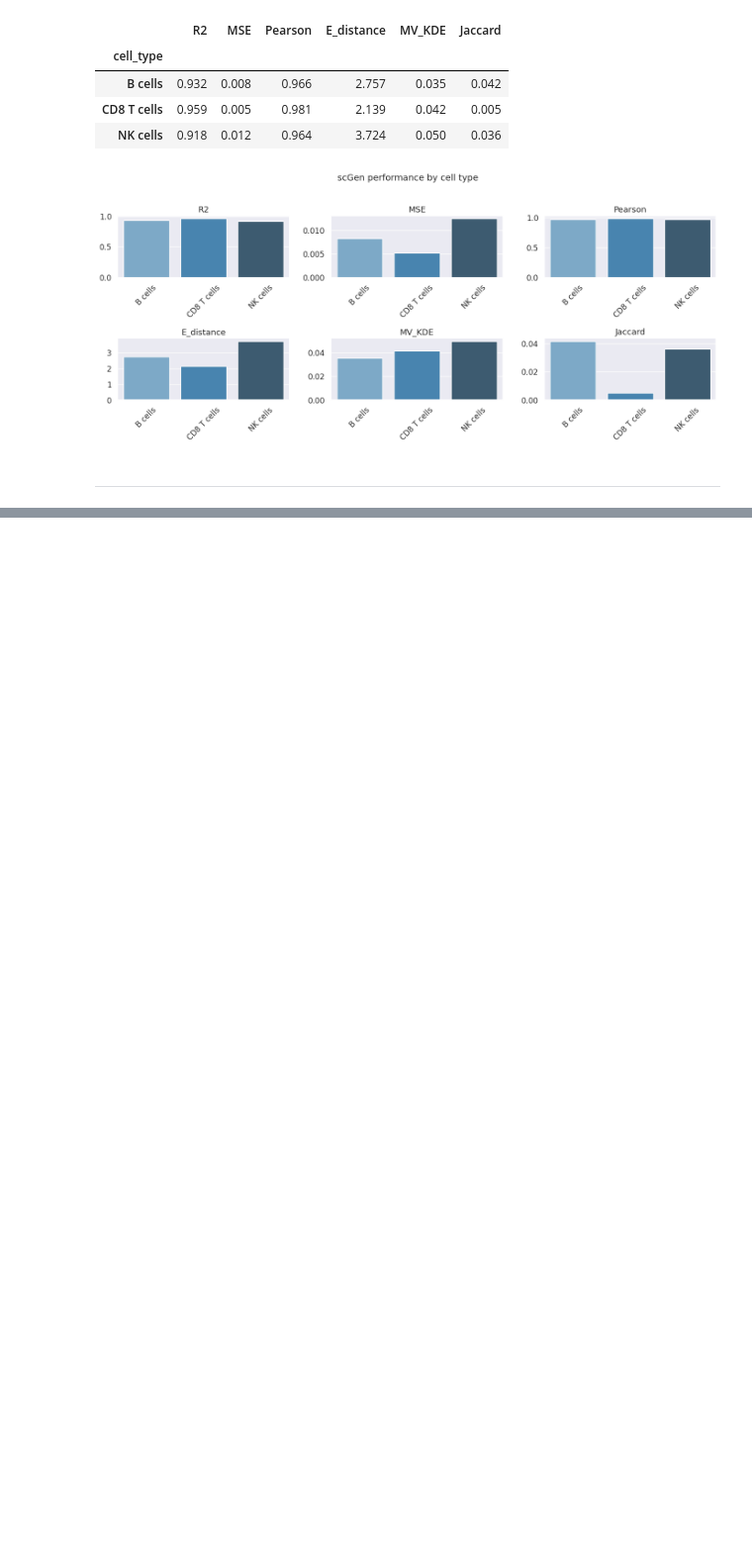
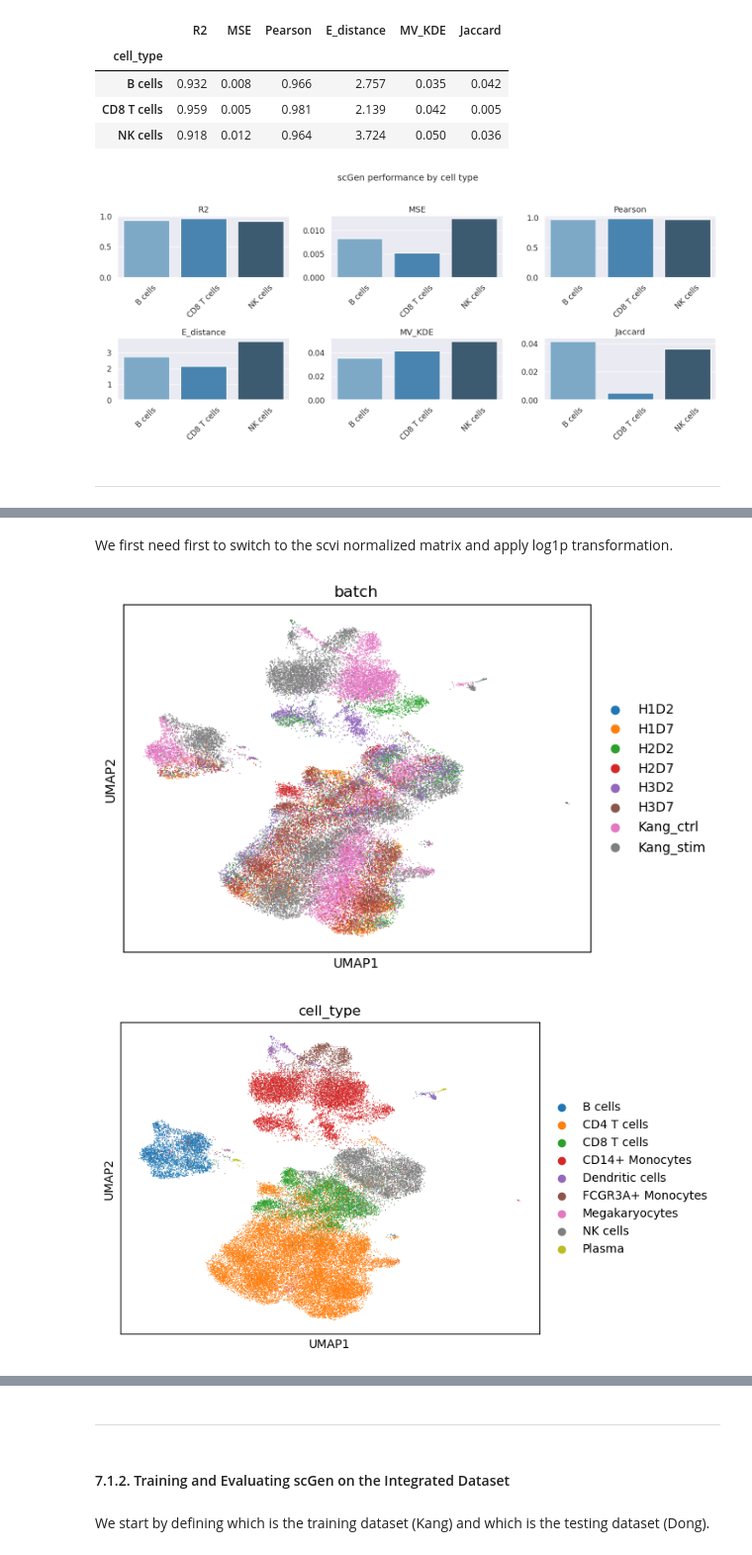
Before and after one commit to BiodataAnalysisGroup/virtual-tutorial-perturbation-modelling, a Jupyter notebook: 1_scGen/scGen_Tutorial_ECCB2025.ipynb, the cells around one changed output, grey strips where cells are left out. Shown at 99% size. Drawn from its saved outputs; the diff is of its cells as text; code cells hidden in the pictures; blank space fills up the shorter version.

```diff
--- a/1_scGen/scGen_Tutorial_ECCB2025.ipynb
+++ b/1_scGen/scGen_Tutorial_ECCB2025.ipynb
@@ -877,0 +930,4 @@ VBox(children=(SelectMultiple(description='cell types', options=('B cells', 'CD1
+# %%
+adata_scvi = sc.read("../data/Kang_Dong_integrated_filtered_final.h5ad") # loading the integrated and filtered Kang - Dong dataset
+
+adata_scvi.obs # viewing the cell metadata of the integrated dataset
@@ -877,0 +948,4 @@ VBox(children=(SelectMultiple(description='cell types', options=('B cells', 'CD1
+# %%
+adata_scvi.obs["dataset"] = adata_scvi.obs['batch'].apply(lambda x: "Kang" if "Kang" in x else "Dong") # Adding a new column 'dataset' to the metadata based on the 'batch' column
+
+adata_scvi # viewing the integrated dataset after adding the 'dataset' column
@@ -877,0 +976,12 @@ VBox(children=(SelectMultiple(description='cell types', options=('B cells', 'CD1
+# %% [markdown]
+We first need first to switch to the scvi normalized matrix and apply log1p transformation.
+# %%
+adata_scvi.layers["scvi_normalized_log1p"] = np.log1p(adata_scvi.layers["scvi_normalized"]) # Adding a new layer 'scvi_normalized_log1p' to the integrated dataset, which is the log1p transformation of the 'scvi_normalized' layer
+adata_scvi.X = adata_scvi.layers["scvi_normalized_log1p"] # Setting the 'X' attribute of the integrated dataset to the 'scvi_normalized_log1p' layer
+# %%
+sc.pl.umap(adata_scvi, color="batch") # Plotting UMAP of the integrated dataset colored by 'batch'
+sc.pl.umap(adata_scvi, color="cell_type") # Plotting UMAP of the integrated dataset colored by 'cell_type'
+sc.pl.umap(adata_scvi, color="dataset") # Plotting UMAP of the integrated dataset colored by 'dataset'
+# %% [output]
+[figure, added]
+[figure, added]
@@ -877,0 +989,6 @@ VBox(children=(SelectMultiple(description='cell types', options=('B cells', 'CD1
+# %% [markdown]
+---
+# %% [markdown]
+#### 7.1.2. Training and Evaluating scGen on the Integrated Dataset
+# %% [markdown]
+We start by defining which is the training dataset (Kang) and which is the testing dataset (Dong).
```
Also changed, not shown: parts of 60 cells of this notebook.
